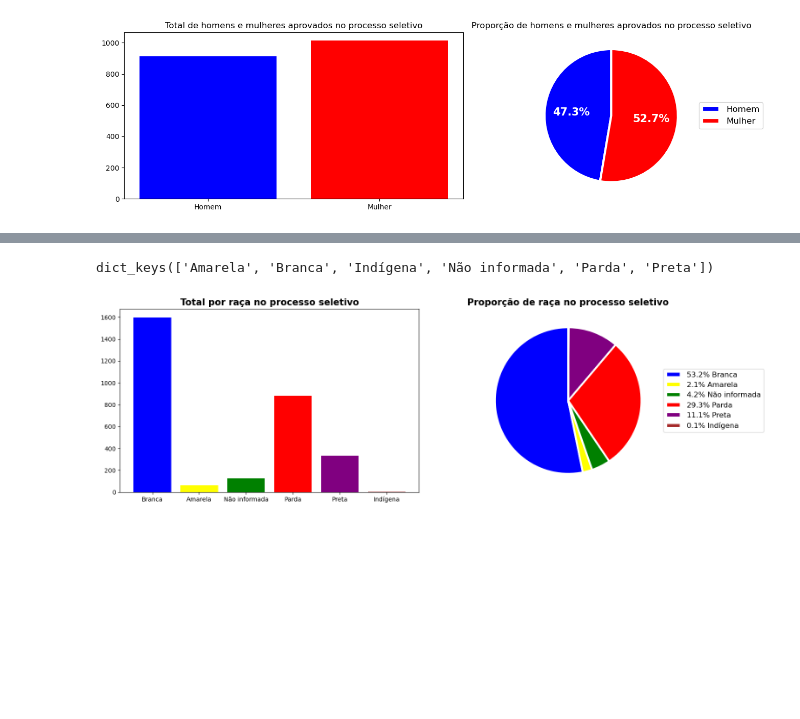
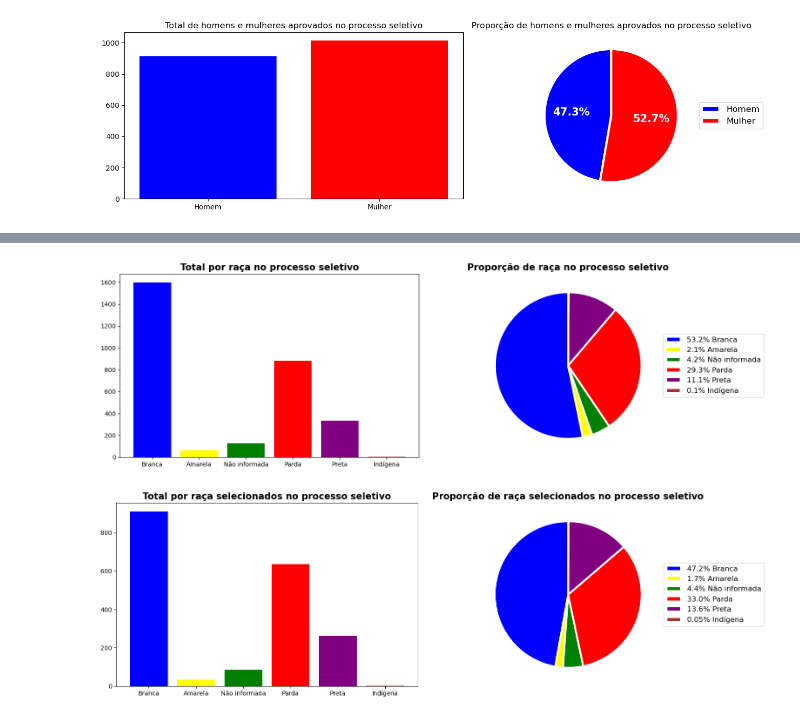
Before and after one commit to CesarMancioSilva/analise_processo_seletivo, a Jupyter notebook: Analise.ipynb, the cells around one changed output, grey strips where cells are left out. Drawn from its saved outputs; the diff is of its cells as text; code cells hidden in the pictures; blank space fills up the shorter version.

Commit message:
Adição da analise dos dados gerados a partir da raça

```diff
--- a/Analise.ipynb
+++ b/Analise.ipynb
@@ -83,6 +108,5 @@ plt.show()
 # %%
 data_raça=data.groupby('Raça-cor')
-print(data_raça.groups.keys())
 raça_Branca = data_raça.get_group('Branca')
 raça_Amarela= data_raça.get_group('Amarela')
 raça_Indigena = data_raça.get_group('Indígena')
@@ -98,31 +122,63 @@ prct_ni = (len(raça_NI)*100)/total_integrantes
 prct_parda = (len(raça_Parda)*100)/total_integrantes
 prct_preta = (len(raça_Preta)*100)/total_integrantes
 prct_indigena = (len(raça_Indigena)*100)/total_integrantes
 
 raças = ['Branca','Amarela','Não informada','Parda','Preta','Indígena']
 raças_prct = [f'{prct_branca}% Branca',f'{prct_amarela}% Amarela',f'{round(prct_ni,1)}% Não informada',f'{round(prct_parda,1)}% Parda',f'{prct_preta}% Preta',f'{prct_indigena}% Indígena']
 result = [len(raça_Branca),len(raça_Amarela),len(raça_NI),len(raça_Parda),len(raça_Preta),len(raça_Indigena)]
 
 fig, ax = plt.subplots(1, 2, figsize=(16, 5))
 ax[0].bar(raças,result,color=['blue','yellow','green','red','purple','brown'])
 ax[0].set_title('Total por raça no processo seletivo',fontsize=15,fontweight='bold')
 
 wedges, texts, autotexts = ax[1].pie(result, labels=raças_prct, autopct='%1.1f%%', startangle=90,wedgeprops={'linewidth': 3.0, 'edgecolor': 'white'},colors=['blue','yellow','green','red','purple','brown'])
 ax[1].legend(wedges, raças_prct, loc="center left", bbox_to_anchor=(1, 0, 0.5, 1),fontsize='large')
 for autotext in autotexts:
     autotext.set_color('white')
     autotext.set_fontsize(1)
     x, y = autotext.get_position()
     horizontal_offset = 2* x
     vertical_offset = 2 * y
     autotext.set_position((horizontal_offset, vertical_offset))
 
 for text in texts:
     text.set_color('white')
 ax[1].set_title('Proporção de raça no processo seletivo',fontsize=15,fontweight='bold')
 fig.subplots_adjust()
 plt.tight_layout()
 plt.show()
+
+total_integrantes_selecionado = len(data.query('Selecionado == "Sim"'))
+prct_branca_selecionado = (len(raça_Branca.query('Selecionado == "Sim"'))*100)/total_integrantes_selecionado
+prct_amarela_selecionado = (len(raça_Amarela.query('Selecionado == "Sim"'))*100)/total_integrantes_selecionado
+prct_ni_selecionado = (len(raça_NI.query('Selecionado == "Sim"'))*100)/total_integrantes_selecionado
+prct_parda_selecionado = (len(raça_Parda.query('Selecionado == "Sim"'))*100)/total_integrantes_selecionado
+prct_preta_selecionado = (len(raça_Preta.query('Selecionado == "Sim"'))*100)/total_integrantes_selecionado
+prct_indigena_selecionado = (len(raça_Indigena.query('Selecionado == "Sim"'))*100)/total_integrantes_selecionado
+
+raças_prct_selecionado = [f'{round(prct_branca_selecionado,1)}% Branca',f'{round(prct_amarela_selecionado,1)}% Amarela',f'{round(prct_ni_selecionado,1)}% Não informada',f'{round(prct_parda_selecionado,1)}% Parda',f'{round(prct_preta_selecionado,1)}% Preta',f'{round(prct_indigena_selecionado,2)}% Indígena']
+result2 = [len(raça_Branca.query('Selecionado == "Sim"')),len(raça_Amarela.query('Selecionado == "Sim"')),len(raça_NI.query('Selecionado == "Sim"')),len(raça_Parda.query('Selecionado == "Sim"')),len(raça_Preta.query('Selecionado == "Sim"')),len(raça_Indigena.query('Selecionado == "Sim"'))]
+
+fig, bx = plt.subplots(1, 2, figsize=(16, 5))
+bx[0].bar(raças,result2,color=['blue','yellow','green','red','purple','brown'])
+bx[0].set_title('Total por raça selecionados no processo seletivo',fontsize=15,fontweight='bold')
+
+wedges, texts, autotexts = bx[1].pie(result2, labels=raças_prct_selecionado, autopct='%1.1f%%', startangle=90,wedgeprops={'linewidth': 3.0, 'edgecolor': 'white'},colors=['blue','yellow','green','red','purple','brown'])
+bx[1].legend(wedges, raças_prct_selecionado, loc="center left", bbox_to_anchor=(1, 0, 0.5, 1),fontsize='large')
+for autotext in autotexts:
+    autotext.set_color('white')
+    autotext.set_fontsize(1)
+    x, y = autotext.get_position()
+    horizontal_offset = 2* x
+    vertical_offset = 2 * y
+    autotext.set_position((horizontal_offset, vertical_offset))
+
+for text in texts:
+    text.set_color('white')
+bx[1].set_title('Proporção de raça selecionados no processo seletivo',fontsize=15,fontweight='bold')
+fig.subplots_adjust()
+plt.tight_layout()
+plt.show()
 # %% [output]
-dict_keys(['Amarela', 'Branca', 'Indígena', 'Não informada', 'Parda', 'Preta'])
 [figure]
+[figure, added]
```
Also changed, not shown: parts of 2 cells of this notebook.
